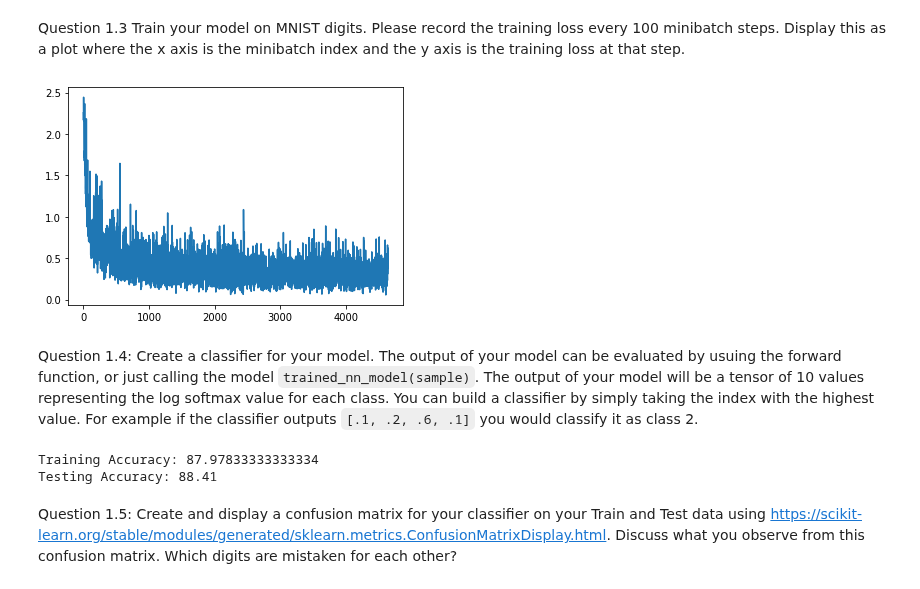
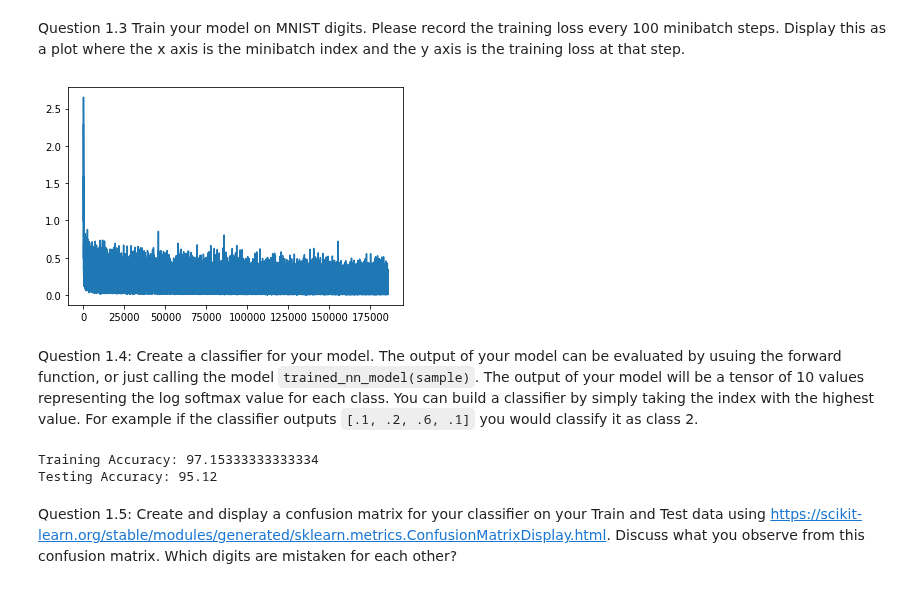
Before and after one commit to Azwadd/CS_59866, a Jupyter notebook: Homeworks/Homework 4/HW04.ipynb, the cells around one changed output. Drawn from its saved outputs; the diff is of its cells as text; code cells hidden in the pictures.

````diff
--- a/Homeworks/Homework 4/HW04.ipynb
+++ b/Homeworks/Homework 4/HW04.ipynb
@@ -206,7 +206,7 @@ class SimpleNeuralNet(nn.Module):
         loss = F.nll_loss(out, labels)
         return loss
 
-nn_model = SimpleNeuralNet(20)
+nn_model = SimpleNeuralNet(20).to(device=device)
 summary(nn_model, (1, 28, 28))
 # %% [output]
 ----------------------------------------------------------------
@@ -245,12 +248,12 @@ def train(model, epochs, training_data, optimizer, loss_function):
 Question 1.3 Train your model on MNIST digits. Please record the training loss every 100 minibatch steps. Display this as a plot where the x axis is the minibatch index and the y axis is the training loss at that step.
 # %%
 # Question 1.3
-# The function in the cell above records loss for every 100 minibatch steps
-errors = train(nn_model, 5, train_loader, torch.optim.SGD(nn_model.parameters(), lr=1e-1), F.nll_loss)
+# The function in the cell above shows that it records the loss for every 100 minibatch steps
+errors = train(nn_model, 200, train_loader, torch.optim.SGD(nn_model.parameters(), lr=1e-1), F.nll_loss)
 plt.plot(errors)
 plt.show()
 # %% [output]
-[figure, old version]
+[figure, new version]
 # %% [markdown]
 Question 1.4: Create a classifier for your model. The output of your model can be evaluated by usuing the forward function, or just calling the model ```trained_nn_model(sample)```. The output of your model will be a tensor of 10 values representing the log softmax value for each class. You can build a classifier by simply taking the index with the highest value. For example if the classifier outputs `[.1, .2, .6, .1]` you would classify it as class 2.
 # %%
@@ -268,8 +271,8 @@ def classifier(model, data):
 print("Training Accuracy:", classifier(nn_model, train_loader))
 print("Testing Accuracy:", classifier(nn_model, test_loader))
 # %% [output]
-Training Accuracy: 87.97833333333334
-Testing Accuracy: 88.41
+Training Accuracy: 97.15333333333334
+Testing Accuracy: 95.12
 # %% [markdown]
 Question 1.5: Create and display a confusion matrix for your classifier on your Train and Test data using https://scikit-learn.org/stable/modules/generated/sklearn.metrics.ConfusionMatrixDisplay.html. Discuss what you observe from this confusion matrix. Which digits are mistaken for each other?
 # %%
````
Also changed, not shown: parts of 2 cells of this notebook.
